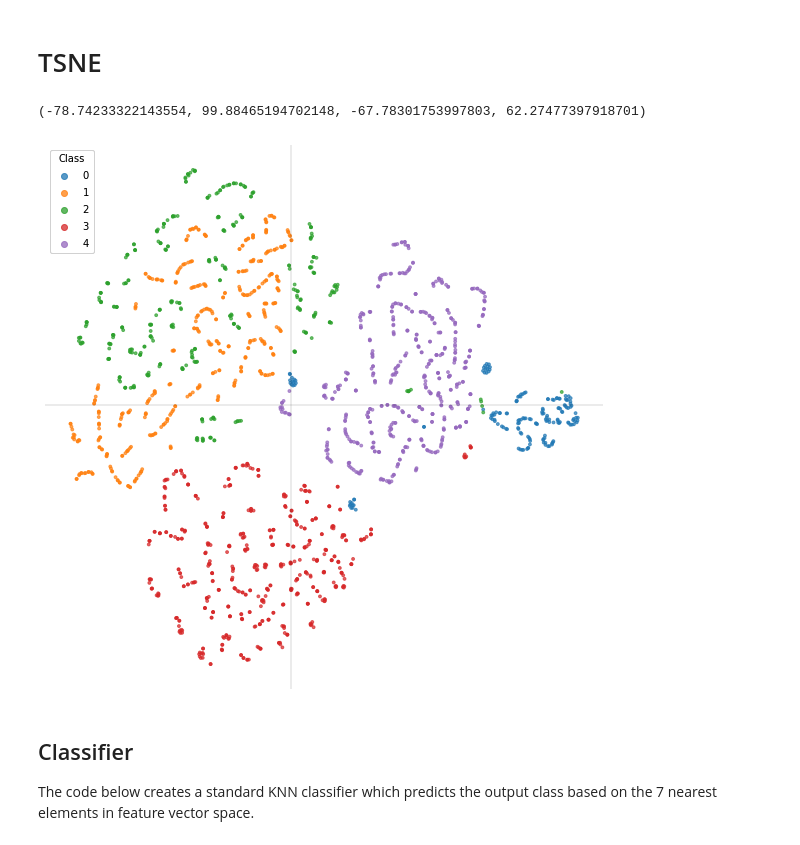
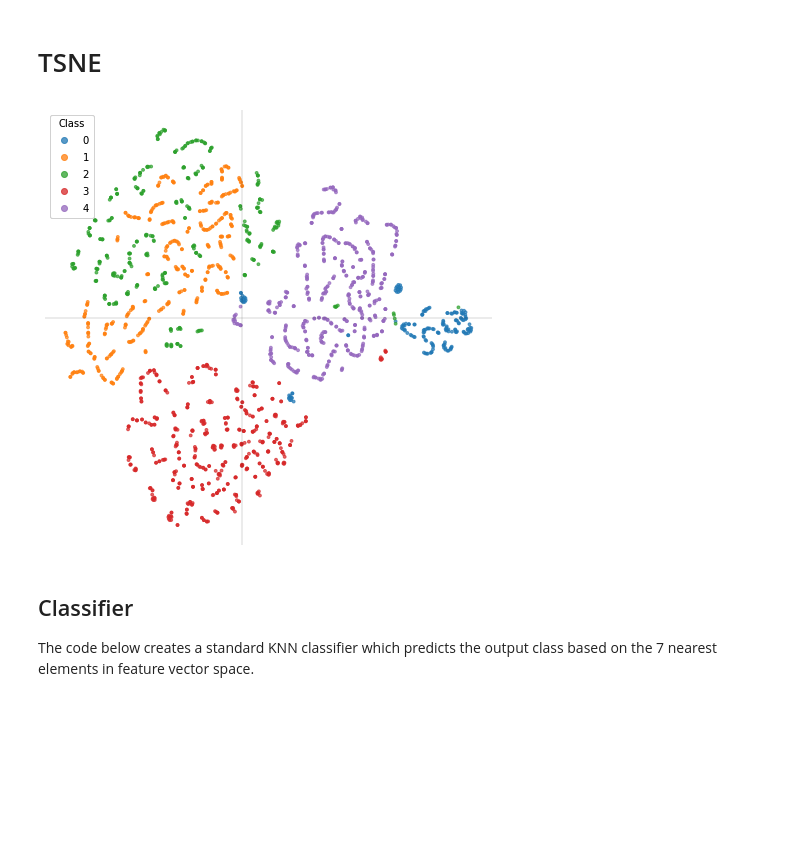
Before and after one commit to hammadkhann/ML-for-AI-and-DS, a Jupyter notebook: Case_study2/Case_Study_2_ml_visualisation.ipynb, the cells around one changed output. Saved outputs shown, nothing was run; the diff lists cells and outputs as text; code cells hidden in the pictures; blank space fills up the shorter version.

```diff
--- a/Case_study2/Case_Study_2_ml_visualisation.ipynb
+++ b/Case_study2/Case_Study_2_ml_visualisation.ipynb
@@ -405,43 +388,16 @@ ax.axis("off")
 # %% [markdown]
 # TSNE
-# %%
-# example showing tSNE of features
-fig, ax = plt.subplots(figsize=(10, 10))
-
-# create a tsne object
-tsne  = sklearn.manifold.TSNE(random_state=10)
-
-# transform every fifth vector (to save computation time)
-# some techniques need this; others will be fast enough
-subsample = 10
-tsne_X = tsne.fit_transform(X[::subsample, :])
-
-# show a scatter plot of the first two dimensions
-scatter = ax.scatter(
-    tsne_X[:, 0],
-    tsne_X[:, 1],
-    c=y[::subsample],
-    cmap="tab10",
-    vmin=0,
-    vmax=10,
-    alpha=0.7,
-    s=8,
-)
-
-
-##### Make the figure look a bit cleaner
-# Produce a legend for the ranking (colors). Even though there are 40 different
-# rankings, we only want to show 5 of them in the legend.
-legend1 = ax.legend(*scatter.legend_elements(num=4), loc="upper left", title="Class")
-ax.add_artist(legend1)
-
-ax.axhline(0, color="k", alpha=0.1)
-ax.axvline(0, color="k", alpha=0.1)
-
-ax.axis("off")
-# %% [output]
-(-78.74233322143554, 99.88465194702148, -67.78301753997803, 62.27477397918701)
-[figure, removed]
+# %%
+# create a tsne object
+tsne  = sklearn.manifold.TSNE(random_state=10)
+
+# transform every fifth vector (to save computation time)
+# some techniques need this; others will be fast enough
+subsample = 10
+tsne_X = tsne.fit_transform(X[::subsample, :])
+visualize(tsne_X, y, subsample)
+# %% [output]
+[figure, added]
 # %% [markdown]
 ## Classifier
 The code below creates a standard KNN classifier which predicts the output class based on the 7 nearest elements in feature vector space.
```
Also changed, not shown: parts of 5 cells of this notebook.
